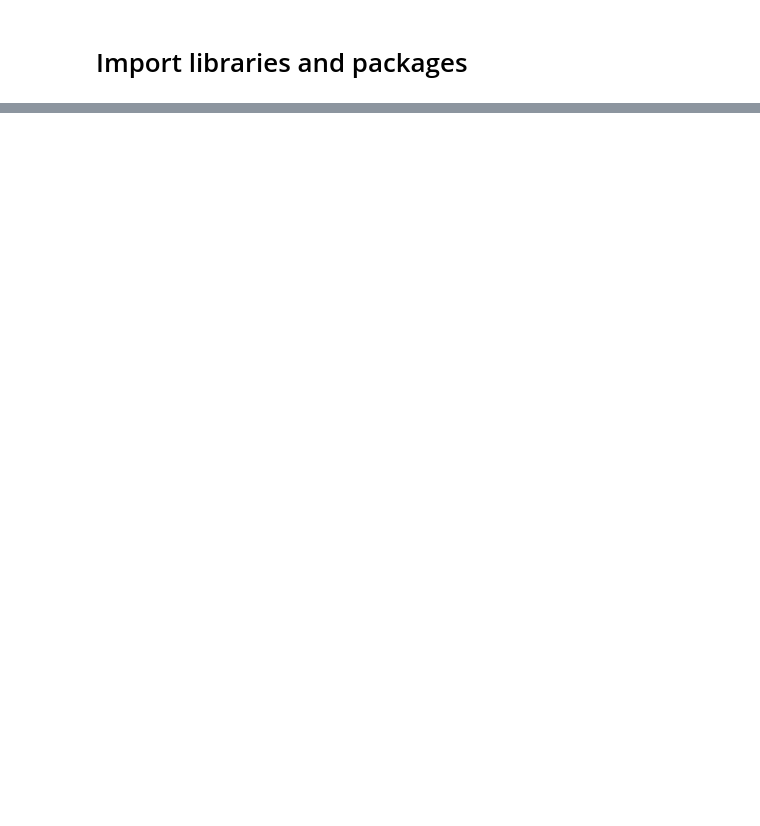
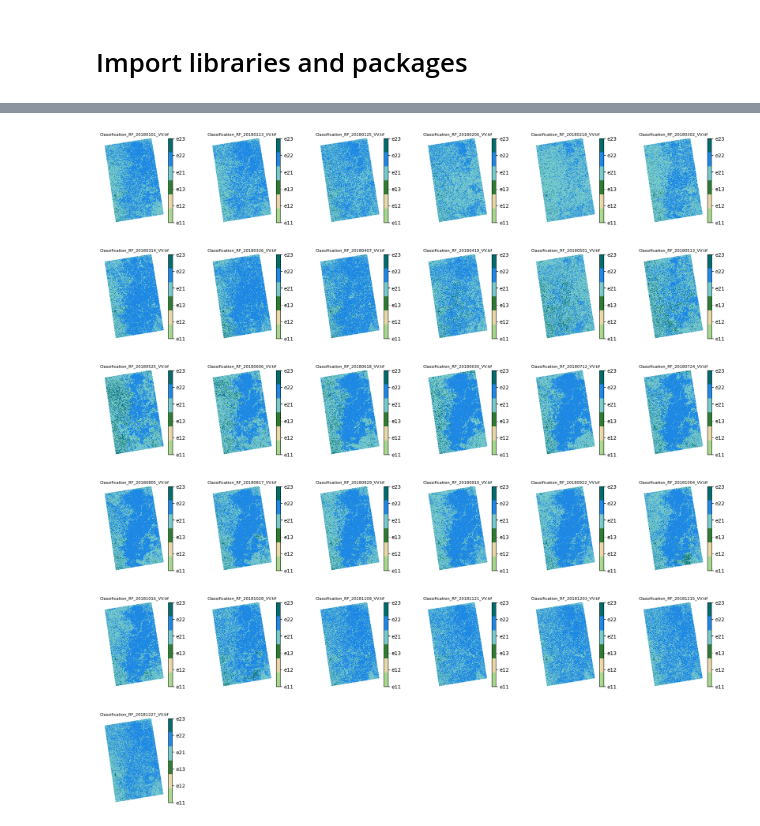
Before and after one commit to CarlosMendez1997Sei/WETSAT_v2, a Jupyter notebook: 2_Modelling_WETSAT_Google_Colab/User_Version_Random_Forest_WetSAT.ipynb, the cells around one changed output, grey strips where cells are left out. Drawn from its saved outputs; the diff is of its cells as text; code cells hidden in the pictures; blank space fills up the shorter version.

```diff
--- a/2_Modelling_WETSAT_Google_Colab/User_Version_Random_Forest_WetSAT.ipynb
+++ b/2_Modelling_WETSAT_Google_Colab/User_Version_Random_Forest_WetSAT.ipynb
@@ -99,0 +187,9 @@ label_encoders = joblib.load("label_encoders.pkl")
+# %%
+rf_model = joblib.load("/content/WETSAT_v2/models/Model_Random_Forest.pkl")
+le = joblib.load("/content/WETSAT_v2/models/Labels_Random_Forest.pkl")
+# %%
+vv_files = sorted([f for f in os.listdir(vv_path) if f.endswith(".tif")])
+vh_files = sorted([f for f in os.listdir(vh_path) if f.endswith(".tif")])
+pr_files = sorted([f for f in os.listdir(pr_path) if f.endswith(".tif")])
+
+assert len(vv_files) == len(vh_files) == len(pr_files), "The size of VV, VH and PR must be equal (size)"
@@ -99,0 +240,3 @@ label_encoders = joblib.load("label_encoders.pkl")
+# %%
+for i in range(len(vv_files)):
+    predict_and_save(vv_files[i], vh_files[i], pr_files[i], rf_model, le, i)
@@ -99,0 +369,18 @@ label_encoders = joblib.load("label_encoders.pkl")
+# %%
+label_colors = {
+    'e11': '#A7D98D',  # Non-water – Sparse vegetation
+    'e12': '#E8D8A8',  # Non-water – No vegetation
+    'e13': '#2E7D32',  # Non-water – Dense vegetation
+    'e21': '#76C9CC',  # Water – Sparse vegetation
+    'e22': '#1E88E5',  # Water – No vegetation (open water)
+    'e23': '#006D6F'   # Water – Dense vegetation
+}
+# %%
+visualizar_pronosticos_coloreado("/content", label_encoder=le, label_colors=label_colors)
+# %% [output]
+[figure, added]
+[figure, added]
+[figure, added]
+[figure, added]
+[figure, added]
+[figure, added]
```
Also changed, not shown: parts of 20 cells of this notebook.
